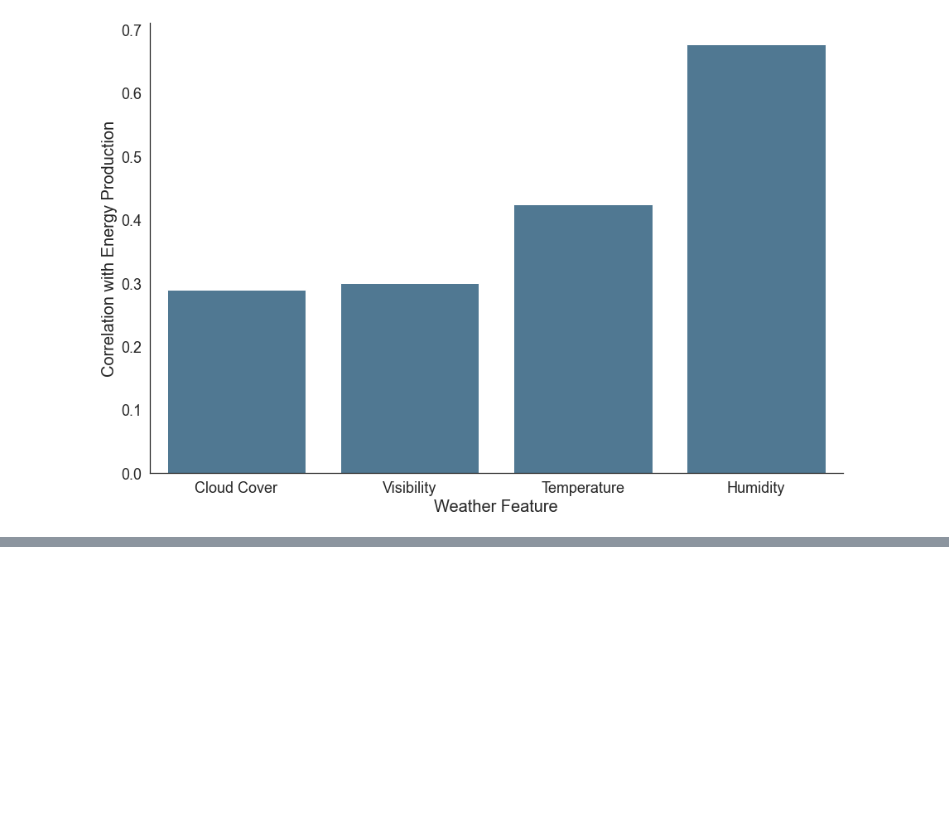
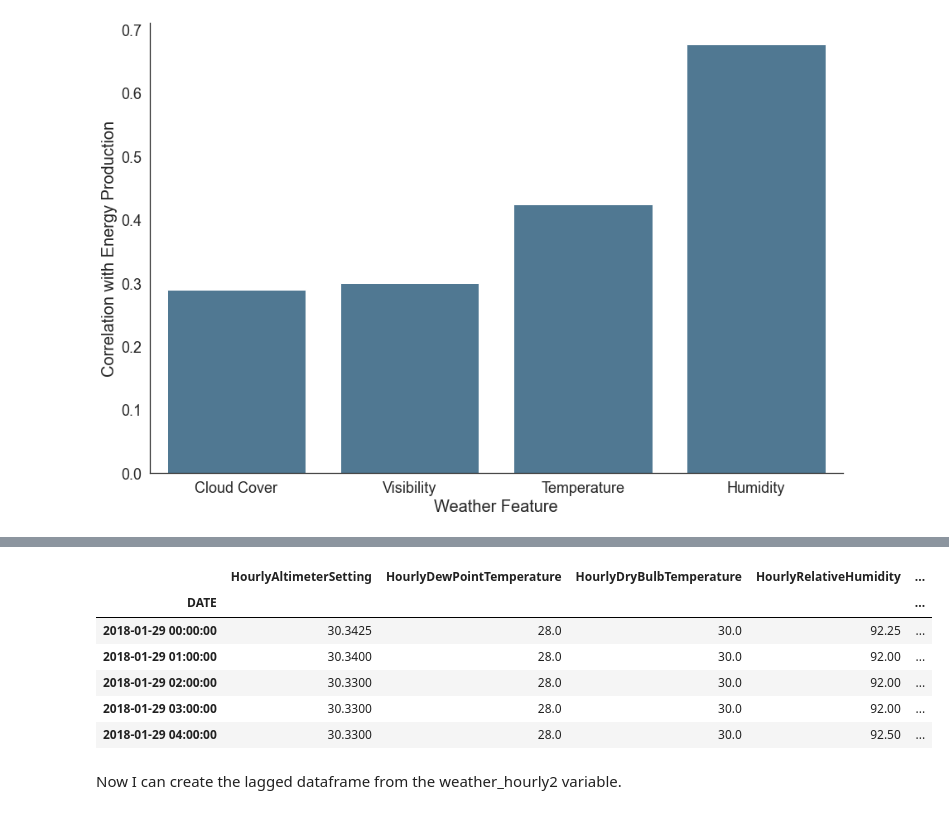
Before and after one commit to mattcarr17/solar_energy_prediction, a Jupyter notebook: notebooks/exploratory/07_models.ipynb, the cells around one changed output, grey strips where cells are left out. Cells and saved outputs as stored; diff of their text form; code cells hidden in the pictures; blank space fills up the shorter version.

```diff
--- a/notebooks/exploratory/07_models.ipynb
+++ b/notebooks/exploratory/07_models.ipynb
@@ -534,0 +610,14 @@ sns.despine()
+# %%
+weather_hourly2 = weather_hourly.drop(['HourlyStationPressure', 'HourlyPrecipitation', 'HourlyWindSpeed', 'HourlyWindDirection'], axis=1)
+# %%
+weather_hourly2.head()
+# %% [output]
+|  | HourlyAltimeterSetting | HourlyDewPointTemperature | HourlyDryBulbTemperature | HourlyRelativeHumidity | ... |
+| DATE |  |  |  |  | ... |
+| 2018-01-29 00:00:00 | 30.3425 | 28.0 | 30.0 | 92.25 | ... |
+| 2018-01-29 01:00:00 | 30.3400 | 28.0 | 30.0 | 92.00 | ... |
+| 2018-01-29 02:00:00 | 30.3300 | 28.0 | 30.0 | 92.00 | ... |
+| 2018-01-29 03:00:00 | 30.3300 | 28.0 | 30.0 | 92.00 | ... |
+| 2018-01-29 04:00:00 | 30.3300 | 28.0 | 30.0 | 92.50 | ... |
+# %% [markdown]
+Now I can create the lagged dataframe from the weather_hourly2 variable.
```
Also changed, not shown: parts of 63 cells of this notebook, 3 other files.
